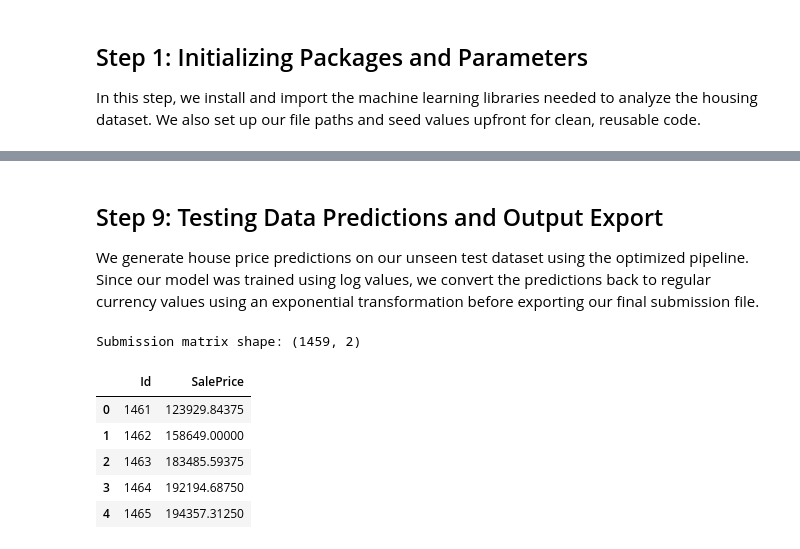
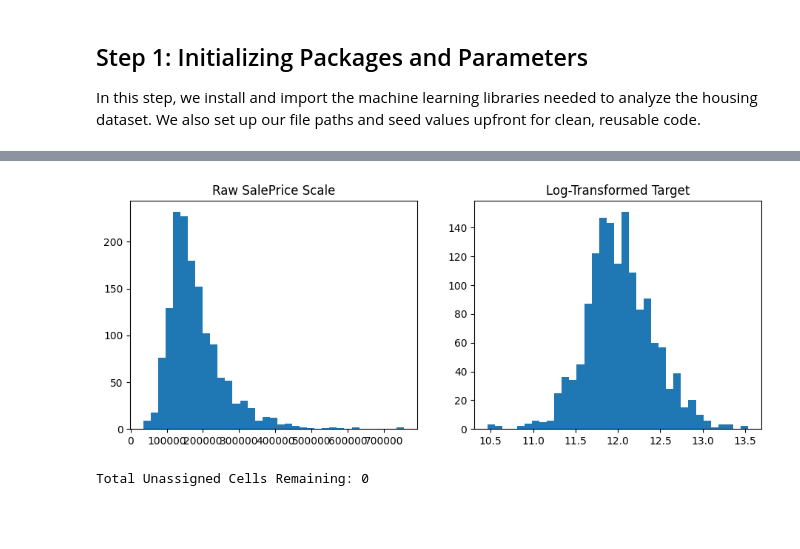
Before and after one commit to jovaumurerwa/House-Pricing-Gradient-Boosting, a Jupyter notebook: house_prices.ipynb, the cells around one changed output, grey strips where cells are left out. Drawn from its saved outputs; the diff is of its cells as text; code cells hidden in the pictures; blank space fills up the shorter version.

Commit message:
fixed data cleaning and handled ordinal variables properly for assignment

```diff
--- a/house_prices.ipynb
+++ b/house_prices.ipynb
@@ -247,26 +35,44 @@ top_indicators
-# %% [markdown]
-## Step 9: Testing Data Predictions and Output Export
-We generate house price predictions on our unseen test dataset using the optimized pipeline. Since our model was trained using log values, we convert the predictions back to regular currency values using an exponential transformation before exporting our final submission file.
-# %%
-optimal_pipeline.fit(features_train, target_log)
-
-final_preds_log = optimal_pipeline.predict(features_test)
-final_preds_dollars = np.expm1(final_preds_log)
-
-submission_output = pd.DataFrame({
-    id_col: housing_test[id_col],
-    target_col: final_preds_dollars
-})
-
-submission_output.to_csv('submission.csv', index=False)
-
-print(f"Submission matrix shape: {submission_output.shape}")
-submission_output.head()
-# %% [output]
-Submission matrix shape: (1459, 2)
-|  | Id | SalePrice |
-| 0 | 1461 | 123929.84375 |
-| 1 | 1462 | 158649.00000 |
-| 2 | 1463 | 183485.59375 |
-| 3 | 1464 | 192194.68750 |
-| 4 | 1465 | 194357.31250 |
+# %%
+fig, charts = plt.subplots(1, 2, figsize=(11, 4))
+charts[0].hist(housing_train['SalePrice'], bins=35)
+charts[0].set_title('Raw SalePrice Scale')
+
+charts[1].hist(np.log1p(housing_train['SalePrice']), bins=35)
+charts[1].set_title('Log-Transformed Target')
+plt.show()
+# %% [output]
+[figure, added]
+# %%
+total_train_rows = housing_train.shape[0]
+target_log_vector = np.log1p(housing_train['SalePrice'])
+full_dataset = pd.concat([housing_train.drop('SalePrice', axis=1), housing_test], axis=0, ignore_index=True)
+
+empty_is_none_features = [
+    'PoolQC', 'MiscFeature', 'Alley', 'Fence', 'FireplaceQu',
+    'GarageType', 'GarageFinish', 'GarageQual', 'GarageCond',
+    'BsmtQual', 'BsmtCond', 'BsmtExposure', 'BsmtFinType1', 'BsmtFinType2',
+    'MasVnrType'
+]
+for target_column_name in empty_is_none_features:
+    full_dataset[target_column_name] = full_dataset[target_column_name].fillna('None')
+
+empty_is_zero_features = [
+    'GarageYrBlt', 'GarageArea', 'GarageCars', 'MasVnrArea',
+    'BsmtFinSF1', 'BsmtFinSF2', 'BsmtUnfSF', 'TotalBsmtSF',
+    'BsmtFullBath', 'BsmtHalfBath'
+]
+for target_column_name in empty_is_zero_features:
+    full_dataset[target_column_name] = full_dataset[target_column_name].fillna(0)
+
+full_dataset['LotFrontage'] = full_dataset.groupby('Neighborhood')['LotFrontage'].transform(lambda x: x.fillna(x.median()))
+
+missing_mode_features = [
+    'MSZoning', 'Utilities', 'Exterior1st', 'Exterior2nd',
+    'Electrical', 'KitchenQual', 'Functional', 'SaleType'
+]
+for target_column_name in missing_mode_features:
+    full_dataset[target_column_name] = full_dataset[target_column_name].fillna(full_dataset[target_column_name].mode()[0])
+
+print("Total Unassigned Cells Remaining:", full_dataset.isnull().sum().sum())
+# %% [output]
+Total Unassigned Cells Remaining: 0
```
Also changed, not shown: parts of 21 cells of this notebook, 1 other file.
